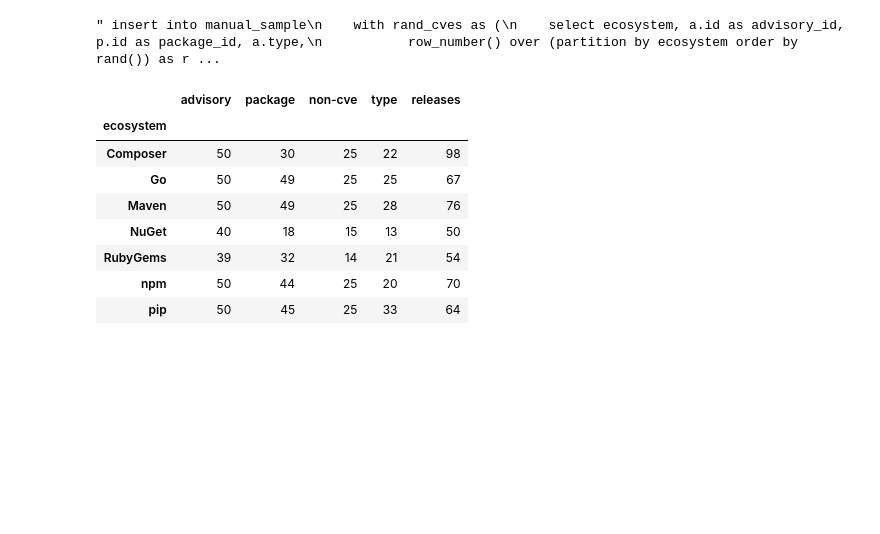
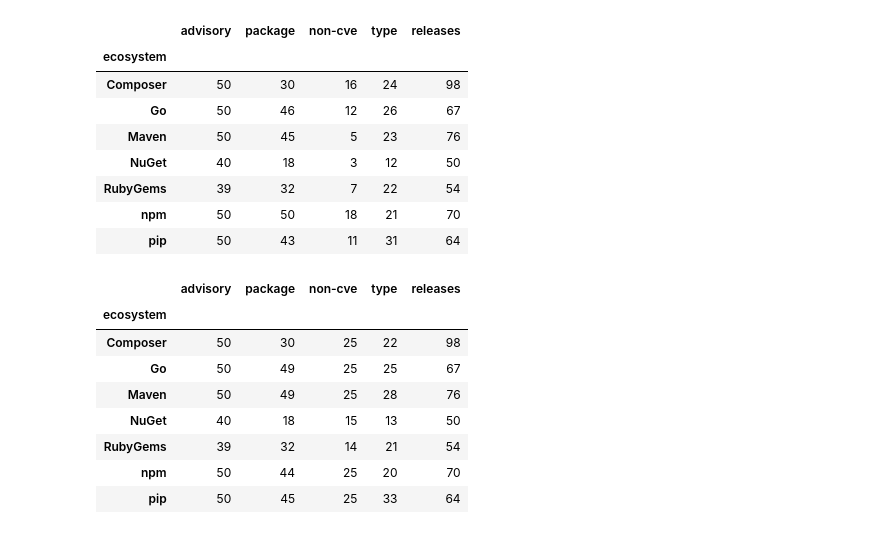
Before and after one commit to nasifimtiazohi/advisory-lifecycle, a Jupyter notebook: data_explore/rq3.ipynb, the cells around one changed output. Saved outputs shown, nothing was run; the diff lists cells and outputs as text; code cells hidden in the pictures; blank space fills up the shorter version.

```diff
--- a/data_explore/rq3.ipynb
+++ b/data_explore/rq3.ipynb
@@ -46,36 +47,53 @@ df
 # %%
 # query used to extract random samples
-''' insert into manual_sample
+q = ''' -- insert into manual_sample
     with rand_cves as (
     select ecosystem, a.id as advisory_id, p.id as package_id, a.type,
            row_number() over (partition by ecosystem order by rand()) as rand_sample
     from snykvuln.advisory a
     join package p on a.package_id = p.id
     where a.id in (select advisory_id from fixing_releases)
     and year(publish_date) >= 2018
             and ecosystem != 'cocoapods'
         and a.id in (select distinct advisory_id from advisoryCVE)
     ),
     rand_noncves as (
     select ecosystem, a.id as advisory_id, p.id as package_id, a.type,
            row_number() over (partition by ecosystem order by rand()) as rand_sample
     from snykvuln.advisory a
     join package p on a.package_id = p.id
     where a.id in (select advisory_id from fixing_releases)
     and year(publish_date) >= 2018
             and ecosystem != 'cocoapods'
         and a.id not in (select distinct advisory_id from advisoryCVE)
     )
         select * from
     (select ecosystem, advisory_id, package_id, type
     from rand_cves
     where rand_sample <=25
     union
     select ecosystem, advisory_id, package_id, type
     from rand_noncves
     where rand_sample <=25) as sub; '''
+df = pd.DataFrame(sql.execute(q))
+advisory = df.groupby('ecosystem')[['advisory_id']].nunique()
+package = df.groupby('ecosystem')[['package_id']].nunique()
+type = df.groupby('ecosystem')[['type']].nunique()
+#noncve = (df.loc[df['if_cve']=='non-CVE']).groupby('ecosystem')[['advisory_id']].nunique()
+#releases = df.groupby('ecosystem')[['advisory_id']].count()
+df=reduce(lambda x,y : pd.merge(x,y,on='ecosystem'),[advisory,package,noncve,type,releases])
+df.columns = ['advisory', 'package', 'non-cve','type','releases']
+df
 # %% [output]
-" insert into manual_sample\n    with rand_cves as (\n    select ecosystem, a.id as advisory_id, p.id as package_id, a.type,\n           row_number() over (partition by ecosystem order by rand()) as r ...
+|  | advisory | package | non-cve | type | releases |
+| ecosystem |  |  |  |  |  |
+| Composer | 50 | 30 | 16 | 24 | 98 |
+| Go | 50 | 46 | 12 | 26 | 67 |
+| Maven | 50 | 45 | 5 | 23 | 76 |
+| NuGet | 40 | 18 | 3 | 12 | 50 |
+| RubyGems | 39 | 32 | 7 | 22 | 54 |
+| npm | 50 | 50 | 18 | 21 | 70 |
+| pip | 50 | 43 | 11 | 31 | 64 |
 # %%
 q='''select *,
        case
```
Also changed, not shown: parts of 3 cells of this notebook, 6 other files.
